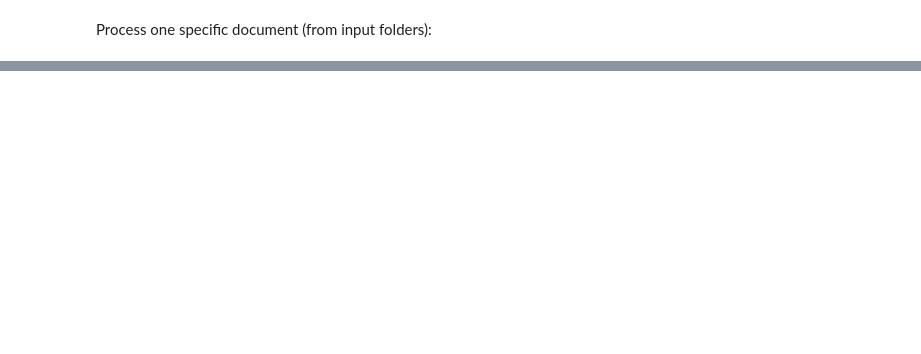
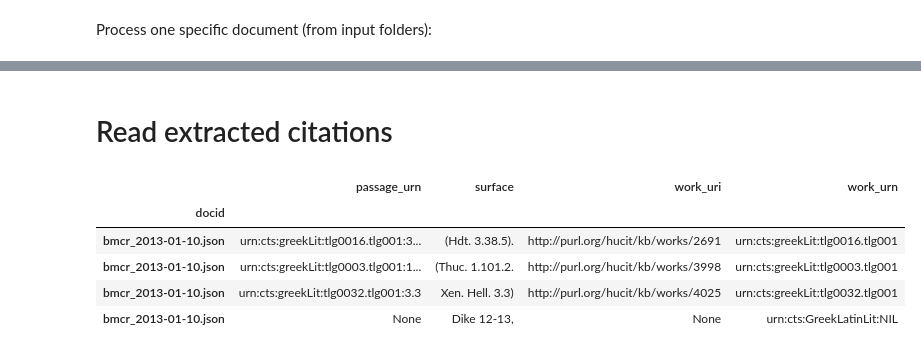
Before and after one commit to CitedLoci/IndexLocorum101, a Jupyter notebook: step-by-step.ipynb, the cells around one changed output, grey strips where cells are left out. Cells and saved outputs as stored; diff of their text form; code cells hidden in the pictures; blank space fills up the shorter version.

```diff
--- a/step-by-step.ipynb
+++ b/step-by-step.ipynb
@@ -124,0 +181,2 @@ cat data/json/bmcr_2013-01-10.json | jq ".entities"
+# %% [markdown]
+# Read extracted citations
@@ -124,0 +185,43 @@ cat data/json/bmcr_2013-01-10.json | jq ".entities"
+# %%
+def read_json(doc_dir, doc_id):
+
+    inp_file_path = os.path.join(doc_dir, doc_id)
+
+    records = []
+
+    # read input file
+    with codecs.open(inp_file_path, 'r', 'utf-8') as inpfile:
+        doc = json.load(inpfile)
+
+    for relation in doc['relations']:
+        arg1_id, arg2_id = doc['relations'][relation]
+        arg1 = doc['entities'][arg1_id]
+        arg2 = doc['entities'][arg2_id]
+
+        if arg1['urn'] != 'urn:cts:GreekLatinLit:NIL':
+            passage_urn = arg1['urn'] + ":" + arg2['norm_scope']
+        else:
+            passage_urn = None
+
+        records.append({
+            "docid": doc_id,
+            "surface": arg1['surface'] + " " + arg2['surface'],
+            "passage_urn": passage_urn,
+            "work_urn": arg1['urn'],
+            "work_uri": arg1['work_uri'] if 'work_uri' in arg1 else None
+        })
+
+    return record
+# %%
+data = read_json('data/json/', 'bmcr_2013-01-10.json')
+# %%
+df = pd.DataFrame(data).set_index('docid')
+# %%
+df
+# %% [output]
+|  | passage_urn | surface | work_uri | work_urn |
+| docid |  |  |  |  |
+| bmcr_2013-01-10.json | urn:cts:greekLit:tlg0016.tlg001:3... | (Hdt. 3.38.5). | http://purl.org/hucit/kb/works/2691 | urn:cts:greekLit:tlg0016.tlg001 |
+| bmcr_2013-01-10.json | urn:cts:greekLit:tlg0003.tlg001:1... | (Thuc. 1.101.2. | http://purl.org/hucit/kb/works/3998 | urn:cts:greekLit:tlg0003.tlg001 |
+| bmcr_2013-01-10.json | urn:cts:greekLit:tlg0032.tlg001:3.3 | Xen. Hell. 3.3) | http://purl.org/hucit/kb/works/4025 | urn:cts:greekLit:tlg0032.tlg001 |
+| bmcr_2013-01-10.json | None | Dike 12-13, | None | urn:cts:GreekLatinLit:NIL |
```
Also changed, not shown: parts of 17 cells of this notebook.
